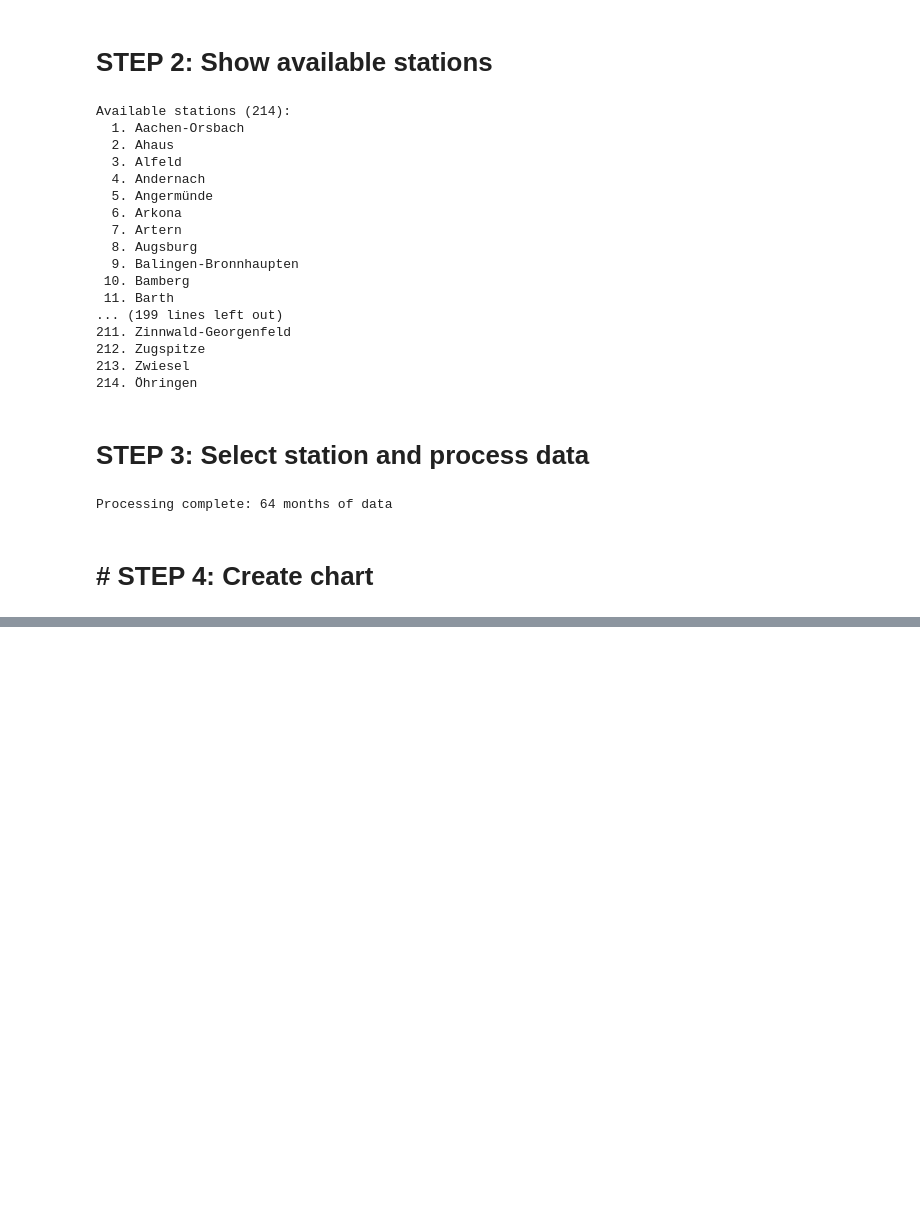
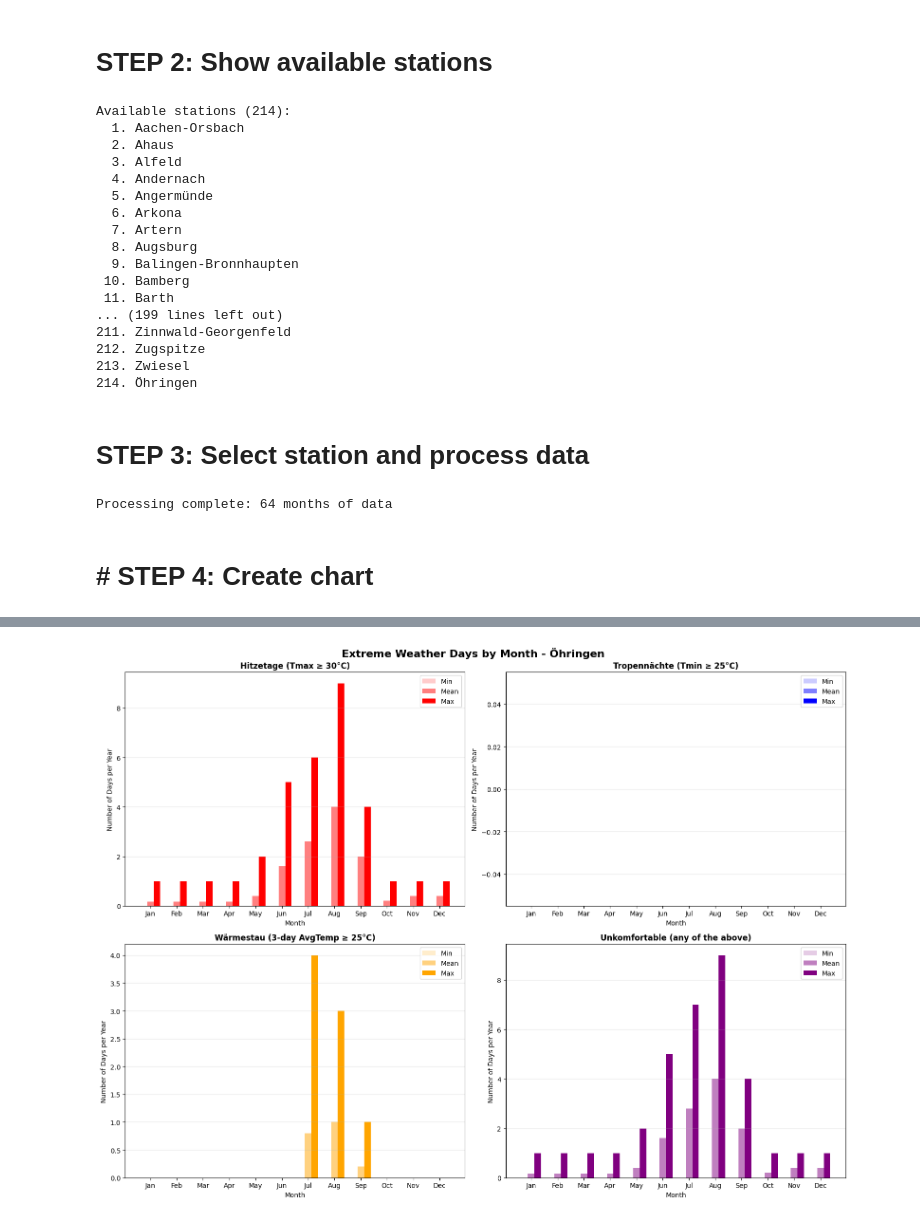
Before and after one commit to Anas1602/Daten-1, a Jupyter notebook: Daten/analysis.ipynb, the cells around one changed output, grey strips where cells are left out. Cells and saved outputs as stored; diff of their text form; code cells hidden in the pictures; blank space fills up the shorter version.

```diff
--- a/Daten/analysis.ipynb
+++ b/Daten/analysis.ipynb
@@ -80,0 +91,16 @@ plt.show()
+# %%
+# Add day, month, and year
+station_data['Year'] = station_data['Datum'].dt.year
+station_data['Month'] = station_data['Datum'].dt.month
+
+# Identify days based on thresholds
+station_data['Hitzetage'] = station_data['MaxTemp'] >= 30
+station_data['Tropennächte'] = station_data['MinTemp'] >= 25
+station_data['Wärmestau'] = station_data['AvgTemp'].rolling(window=3).mean() >= 25
+
+# Uncomfortable = any of the above
+station_data['Unkomfortable'] = (
+    station_data['Hitzetage'] |
+    station_data['Tropennächte'] |
+    station_data['Wärmestau']
+)
@@ -80,0 +117,60 @@ plt.show()
+# %%
+# Group by year and month to count matching days
+monthly_counts = station_data.groupby(['Year', 'Month']).agg({
+    'Hitzetage': 'sum',
+    'Tropennächte': 'sum',
+    'Wärmestau': 'sum',
+    'Unkomfortable': 'sum'
+}).reset_index()
+
+# Compute min, mean, and max for each month
+summary = monthly_counts.groupby('Month').agg(['min', 'mean', 'max'])
+
+# Set up for plotting
+months = ['Jan', 'Feb', 'Mar', 'Apr', 'May', 'Jun',
+          'Jul', 'Aug', 'Sep', 'Oct', 'Nov', 'Dec']
+x = np.arange(12)
+width = 0.25
+
+# Categories and colors
+categories = ['Hitzetage', 'Tropennächte', 'Wärmestau', 'Unkomfortable']
+colors = ['red', 'blue', 'orange', 'purple']
+titles = [
+    'Hitzetage (Tmax ≥ 30°C)',
+    'Tropennächte (Tmin ≥ 25°C)',
+    'Wärmestau (3-day AvgTemp ≥ 25°C)',
+    'Unkomfortable (any of the above)'
+]
+
+# Create 4 separate subplots
+fig, axes = plt.subplots(2, 2, figsize=(16, 12))
+axes = axes.flatten()
+
+for idx, (cat, color, title) in enumerate(zip(categories, colors, titles)):
+    ax = axes[idx]
+
+    # Get min, mean, max values for this category
+    mins = summary[cat]['min'].values
+    means = summary[cat]['mean'].values
+    maxs = summary[cat]['max'].values
+
+    # Create three bars per month (min, mean, max)
+    ax.bar(x - width, mins, width, label='Min', color=color, alpha=0.2)
+    ax.bar(x, means, width, label='Mean', color=color, alpha=0.5)
+    ax.bar(x + width, maxs, width, label='Max', color=color, alpha=1.0)
+
+    # Format each subplot
+    ax.set_xticks(x)
+    ax.set_xticklabels(months)
+    ax.set_xlabel('Month')
+    ax.set_ylabel('Number of Days per Year')
+    ax.set_title(title, fontsize=12, fontweight='bold')
+    ax.legend()
+    ax.grid(axis='y', alpha=0.3)
+
+# Overall title
+fig.suptitle(f'Extreme Weather Days by Month - {selected_station}', fontsize=16, fontweight='bold')
+plt.tight_layout()
+plt.show()
+# %% [output]
+[figure, added]
```
Also changed, not shown: parts of 6 cells of this notebook, 2 other files.
